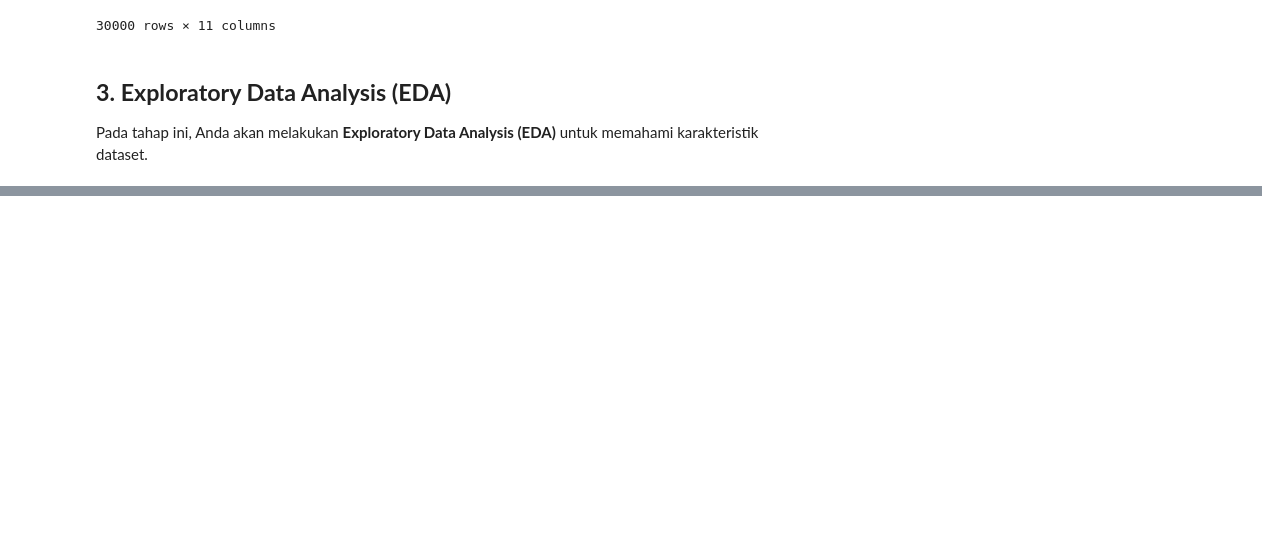
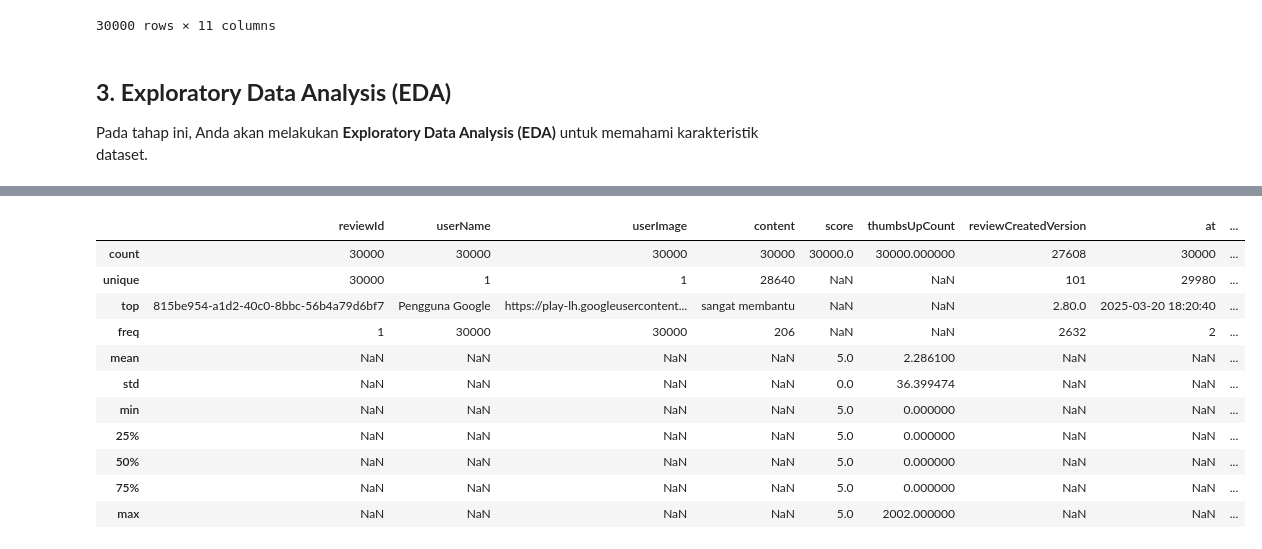
Before and after one commit to Chatarinaeva/analisis_sentikmen, a Jupyter notebook: Submission_Analisis_Sentimen_BRImo.ipynb, the cells around one changed output, grey strips where cells are left out. Drawn from its saved outputs; the diff is of its cells as text; code cells hidden in the pictures; blank space fills up the shorter version.

```diff
--- a/Submission_Analisis_Sentimen_BRImo.ipynb
+++ b/Submission_Analisis_Sentimen_BRImo.ipynb
@@ -130,0 +160,16 @@ df.sample(5)
+# %%
+# Menampilkan statistik deskriptif untuk semua kolom
+df.describe(include='all')
+# %% [output]
+|  | reviewId | userName | userImage | content | score | thumbsUpCount | reviewCreatedVersion | at | ... |
+| count | 30000 | 30000 | 30000 | 30000 | 30000.0 | 30000.000000 | 27608 | 30000 | ... |
+| unique | 30000 | 1 | 1 | 28640 | NaN | NaN | 101 | 29980 | ... |
+| top | 815be954-a1d2-40c0-8bbc-56b4a79d6bf7 | Pengguna Google | https://play-lh.googleusercontent... | sangat membantu | NaN | NaN | 2.80.0 | 2025-03-20 18:20:40 | ... |
+| freq | 1 | 30000 | 30000 | 206 | NaN | NaN | 2632 | 2 | ... |
+| mean | NaN | NaN | NaN | NaN | 5.0 | 2.286100 | NaN | NaN | ... |
+| std | NaN | NaN | NaN | NaN | 0.0 | 36.399474 | NaN | NaN | ... |
+| min | NaN | NaN | NaN | NaN | 5.0 | 0.000000 | NaN | NaN | ... |
+| 25% | NaN | NaN | NaN | NaN | 5.0 | 0.000000 | NaN | NaN | ... |
+| 50% | NaN | NaN | NaN | NaN | 5.0 | 0.000000 | NaN | NaN | ... |
+| 75% | NaN | NaN | NaN | NaN | 5.0 | 0.000000 | NaN | NaN | ... |
+| max | NaN | NaN | NaN | NaN | 5.0 | 2002.000000 | NaN | NaN | ... |
```
Also changed, not shown: parts of 2 cells of this notebook.
